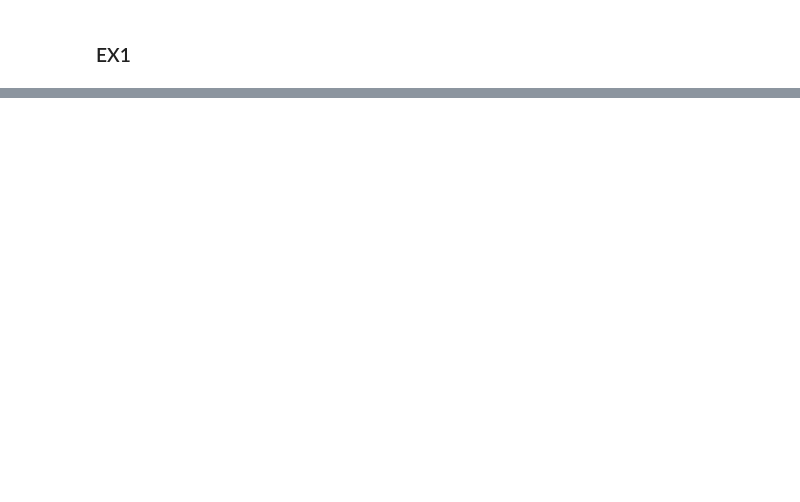
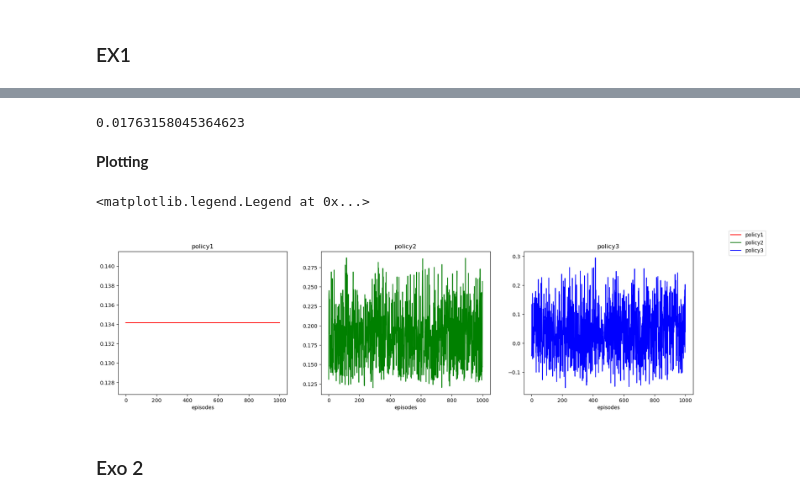
Before and after one commit to chechna9/Reinforcement_Learning, a Jupyter notebook: TD_TP2.ipynb, the cells around one changed output, grey strips where cells are left out. Saved outputs shown, nothing was run; the diff lists cells and outputs as text; code cells hidden in the pictures; blank space fills up the shorter version.

```diff
--- a/TD_TP2.ipynb
+++ b/TD_TP2.ipynb
@@ -65,0 +84,22 @@ def traj_episode(policy):
+# %%
+
+def trajectory(policy,initState=(0,0),showAction=False):
+    """_summary_
+
+    Args:
+        policy : policy to follow
+        initState: the initial state of the trajectory
+
+    Returns:
+        trajectory: list of tuple (state,action,newState)
+    """
+    state = initState if isValideState(initState) else (0,0)
+    trajectory = []
+    for i in range(episode_length):
+        action = select_action(state,policy)
+        if showAction:
+            displayAction(action)
+        newState = transition(state,action)
+        trajectory.append((state,action,newState))
+        state = newState
+    return trajectory
@@ -65,0 +142,33 @@ def traj_episode(policy):
+# %%
+getValueFunction(trajectory(policy2,(1,2)))
+# %% [output]
+0.01763158045364623
+# %%
+# save history
+policy1_value_function = []
+policy2_value_function = []
+policy3_value_function = []
+
+for episode in tqdm(range(num_episodes)):
+    policy1_value_function.append(getValueFunction(trajectory(policy=policy1)))
+    policy2_value_function.append(getValueFunction(trajectory(policy=policy2)))
+    policy3_value_function.append(getValueFunction(trajectory(policy=policy3)))
+# %% [markdown]
+**Plotting**
+# %%
+fig,axs = plt.subplots(1,3,figsize=(20,5))
+
+for i in range(3):
+    axs[i].set_title("policy"+str(i+1))
+    axs[i].set_xlabel("episodes")
+
+axs[0].plot(policy1_value_function,label="policy1",color="red")
+axs[1].plot(policy2_value_function,label="policy2",color="green")
+axs[2].plot(policy3_value_function,label="policy3",color="blue")
+
+fig.legend()
+# %% [output]
+<matplotlib.legend.Legend at 0x...>
+[figure, added]
+# %% [markdown]
+### Exo 2
```
Also changed, not shown: parts of 19 cells of this notebook, 4 other files.
